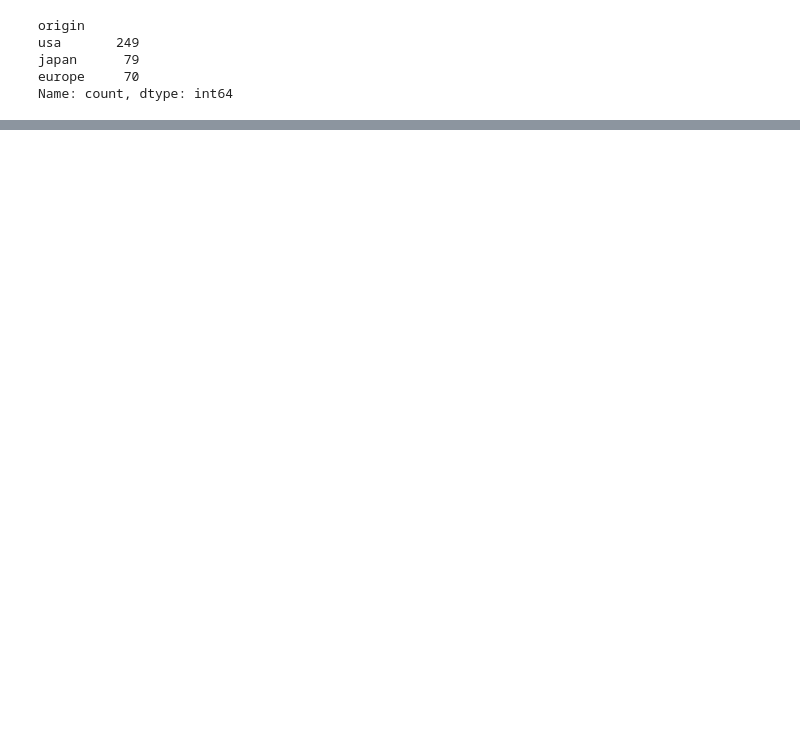
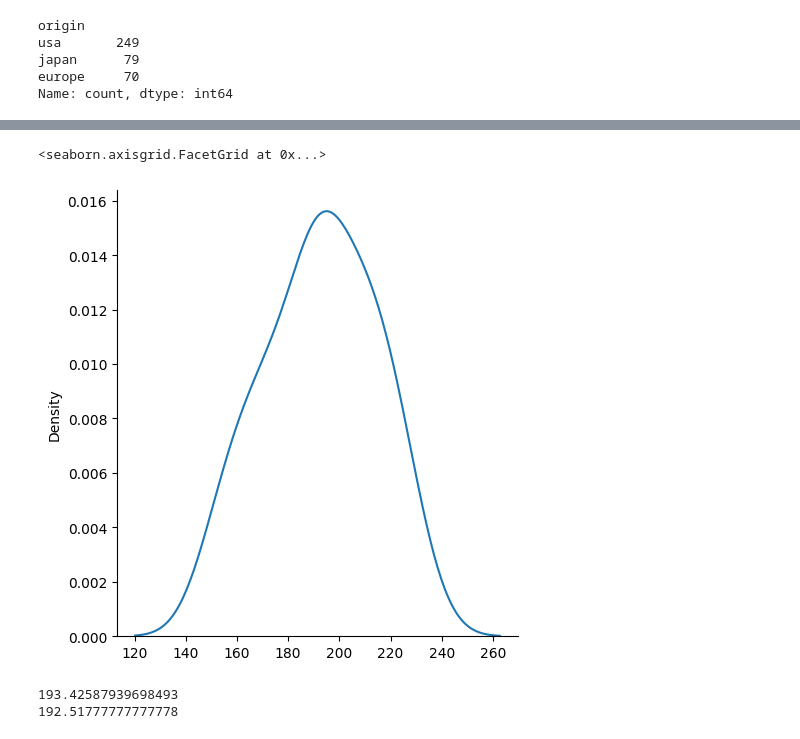
Before and after one commit to prachi558/GFG_learning, a Jupyter notebook: Inferential_stats.ipynb, the cells around one changed output, grey strips where cells are left out. Drawn from its saved outputs; the diff is of its cells as text; code cells hidden in the pictures; blank space fills up the shorter version.

```diff
--- a/Inferential_stats.ipynb
+++ b/Inferential_stats.ipynb
@@ -108,0 +120,5 @@ df.groupby('origin').sample(frac=0.1)
+# %%
+sample_mean_list = []
+for i in range(30):
+    sample = df['displacement'].sample(30)
+    sample_mean_list.append(sample.mean())
@@ -108,0 +127,5 @@ df.groupby('origin').sample(frac=0.1)
+# %%
+sns.displot(sample_mean_list, kind = 'kde')
+# %% [output]
+<seaborn.axisgrid.FacetGrid at 0x...>
+[figure, added]
@@ -108,0 +134,8 @@ df.groupby('origin').sample(frac=0.1)
+# %%
+# mean of displacemenrt column and mean of normal distribution is similar
+import statistics as stat
+print(stat.mean(df['displacement']))
+print(stat.mean(sample_mean_list))
+# %% [output]
+193.42587939698493
+192.51777777777778
```
Also changed, not shown: parts of 9 cells of this notebook.
